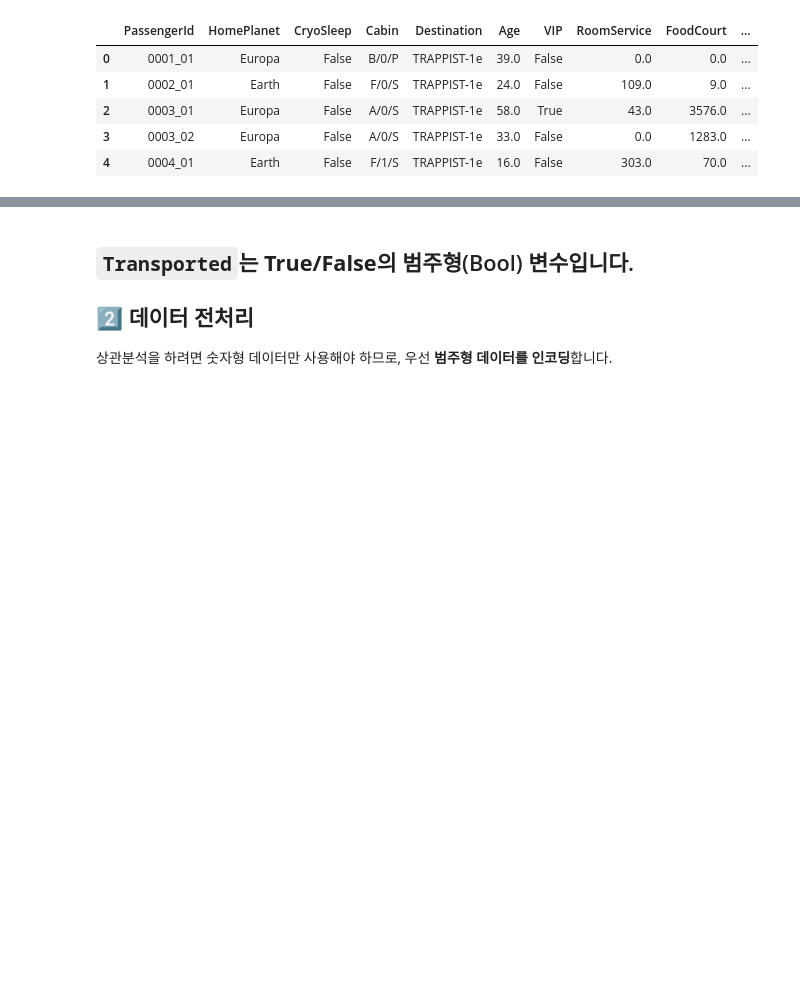
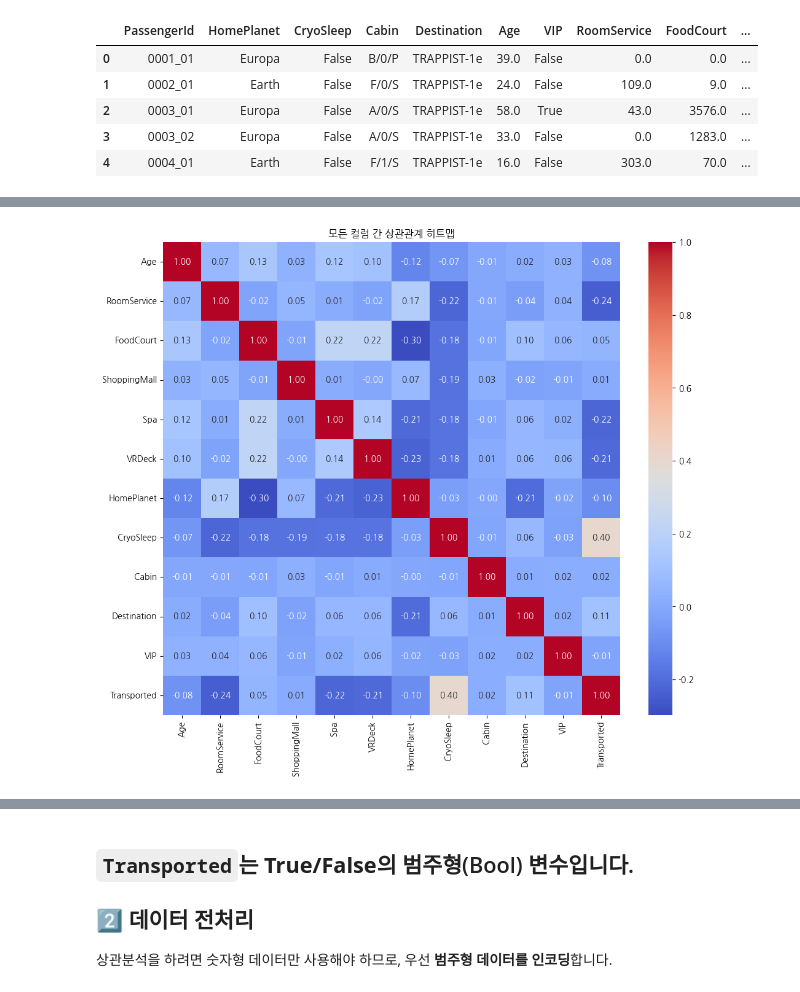
Before and after one commit to nttkor/codyssey, a Jupyter notebook: proj2/c4q1_ex.ipynb, the cells around one changed output, grey strips where cells are left out. Drawn from its saved outputs; the diff is of its cells as text; code cells hidden in the pictures; blank space fills up the shorter version.

```diff
--- a/proj2/c4q1_ex.ipynb
+++ b/proj2/c4q1_ex.ipynb
@@ -125,0 +182,14 @@ None
+# %%
+#한굴 폰트 처리
+import matplotlib.pyplot as plt
+from matplotlib import rc
+import matplotlib.font_manager as fm
+
+# 1️⃣ 시스템에 설치된 한글 폰트 확인
+# fm.findSystemFonts(fontpaths=None, fontext='ttf')
+
+# 2️⃣ 폰트 설정 (예: Ubuntu NanumGothic)
+plt.rcParams['font.family'] = 'NanumGothic'
+
+# 3️⃣ 마이너스 부호 깨짐 방지
+plt.rcParams['axes.unicode_minus'] = False
@@ -125,0 +198,27 @@ None
+# %%
+import pandas as pd
+import seaborn as sns
+import matplotlib.pyplot as plt
+
+# 1️⃣ 범주형 컬럼 라벨 인코딩
+cat_cols = ['HomePlanet', 'CryoSleep', 'Cabin', 'Destination', 'VIP', 'Transported']
+df_encoded = df.copy()
+
+for col in cat_cols:
+    df_encoded[col] = df_encoded[col].astype(str)  # NaN 처리
+    df_encoded[col] = pd.factorize(df_encoded[col])[0]  # 0,1,2,... 숫자로 변환
+
+# 2️⃣ 수치형 컬럼 포함
+num_cols = ['Age', 'RoomService', 'FoodCourt', 'ShoppingMall', 'Spa', 'VRDeck']
+cols_for_corr = num_cols + cat_cols
+
+# 3️⃣ 상관계수 계산
+corr_matrix = df_encoded[cols_for_corr].corr()
+
+# 4️⃣ 히트맵 시각화
+plt.figure(figsize=(12,10))
+sns.heatmap(corr_matrix, annot=True, fmt=".2f", cmap="coolwarm", cbar=True)
+plt.title("모든 컬럼 간 상관관계 히트맵")
+plt.show()
+# %% [output]
+[figure, added]
```
Also changed, not shown: parts of 35 cells of this notebook.
